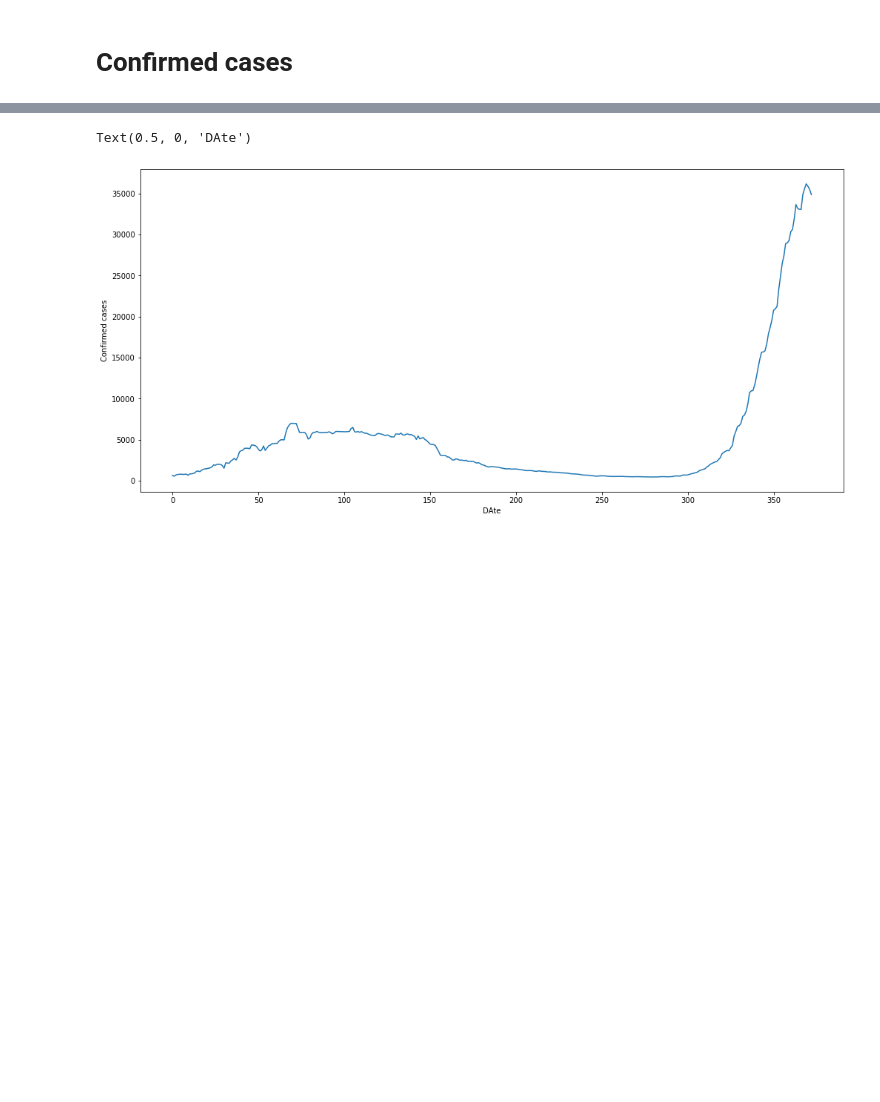
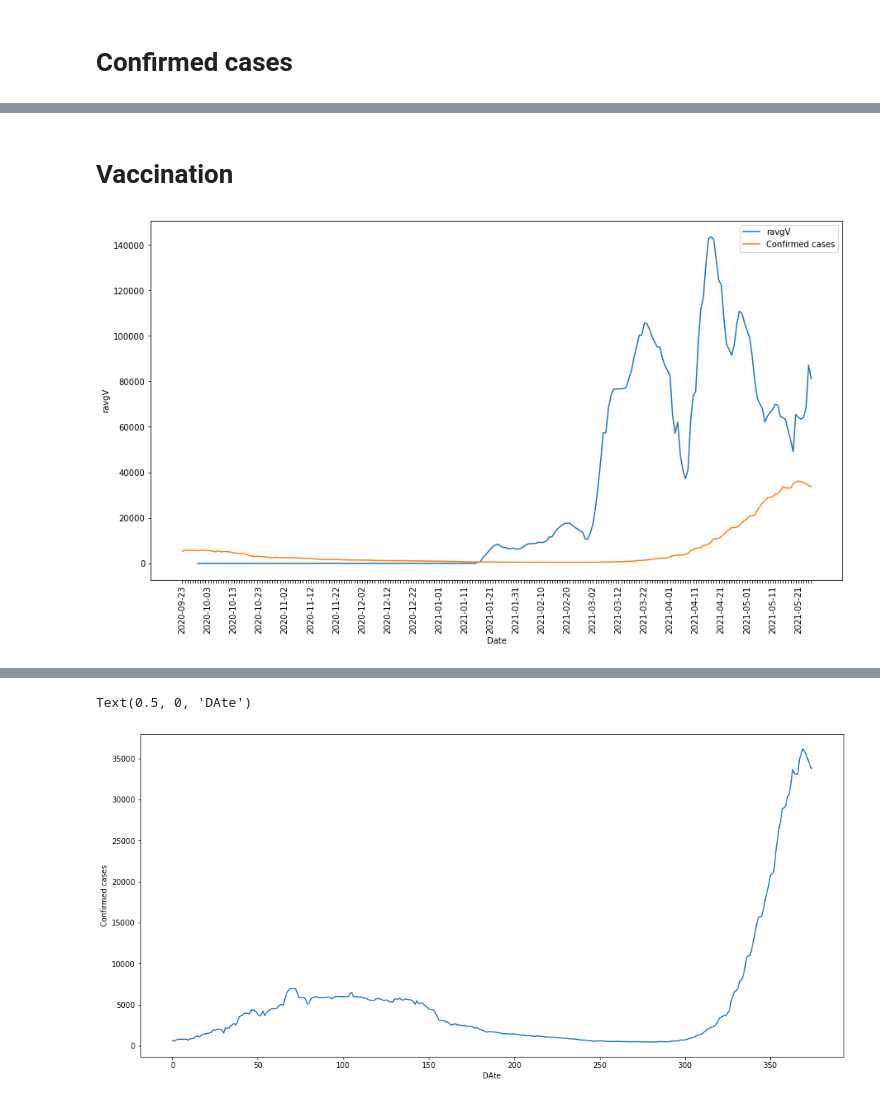
Before and after one commit to Senthilkumarl/covid19, a Jupyter notebook: Covid19 Analysis.ipynb, the cells around one changed output, grey strips where cells are left out. Saved outputs shown, nothing was run; the diff lists cells and outputs as text; code cells hidden in the pictures; blank space fills up the shorter version.

```diff
--- a/Covid19 Analysis.ipynb
+++ b/Covid19 Analysis.ipynb
@@ -44,3 +44,13 @@ data['TN']['dates']['2021-05-24']['delta']
  'recovered': 27026,
  'tested': 168194,
  'vaccinated': 82627}
+# %%
+def getDataStVt(data, date, state):
+
+    try:
+        dat = data[state]['dates'][date]['delta']
+        return dat['vaccinated']
+    except:
+#         print(date)
+        return 0
+getDataStVt(data, '2021-05-24', 'TN')
@@ -267 +293,27 @@ ind, len(dates)
 [figure]
+# %% [markdown]
+# Vaccination
+# %%
+def stateVtPlot(state):
+    dates = list(data['TN']['dates'].keys())[200:]
+    vct = [getDataStVt(data, d, state) for d in dates]
+    confct = [getDataStCt(data, d, state) for d in dates]
+    df = pd.DataFrame(list(zip(dates, vct, confct)),
+               columns =['Date', 'Vaccination', 'Confirmed cases'])
+    df['ravgV'] = df['Vaccination'].rolling(7).mean()
+    ax = sns.lineplot(x="Date", y='ravgV', data=df, label = 'ravgV')
+    ax = sns.lineplot(x="Date", y='Confirmed cases', data=df, label = 'Confirmed cases')
+    for ind, label in enumerate(ax.get_xticklabels()):
+        if ind % 10 == 0:  # every 10th label is kept
+            label.set_visible(True)
+        else:
+            label.set_visible(False)
+
+    plt.xticks(rotation=90)
+#     fig = plt.figure()
+#     ax = fig.add_axes([0,0,1,1])
+#     ax.bar(dates,confct)
+state = 'TN'
+stateVtPlot(state)
+# %% [output]
+[figure, added]
```
Also changed, not shown: parts of 11 cells of this notebook, 1 other file.
